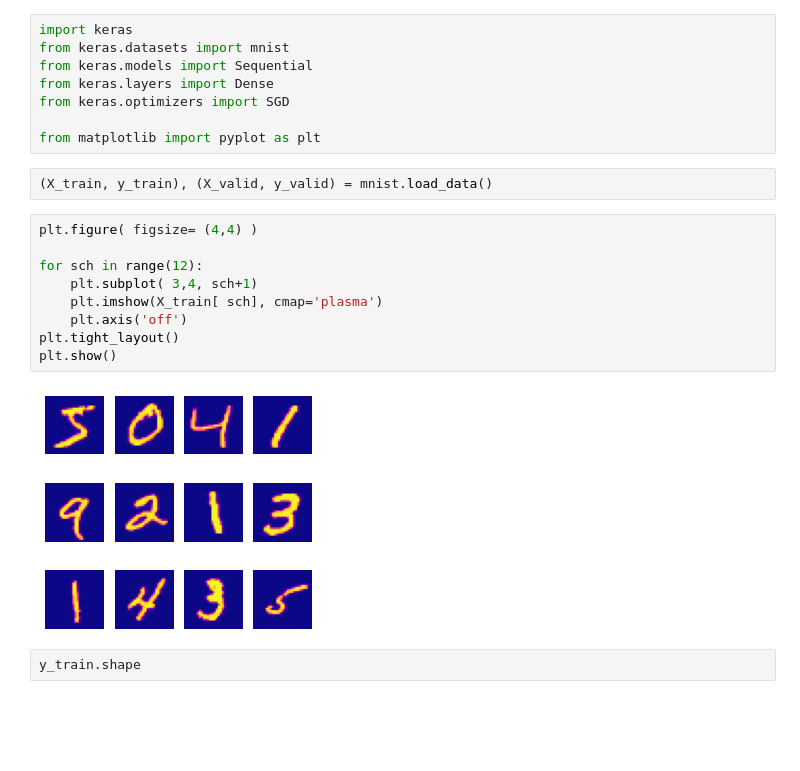
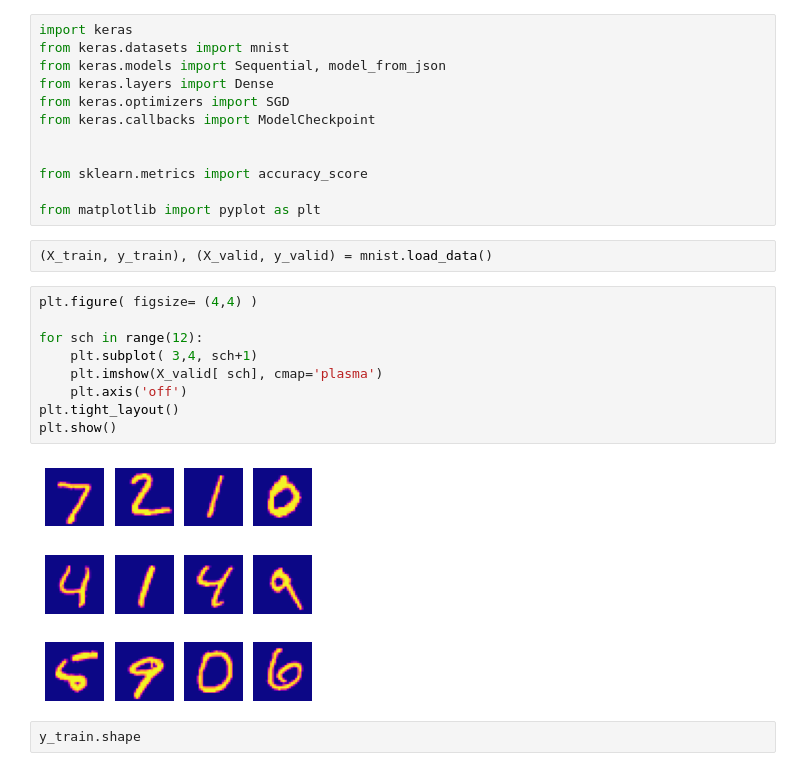
Before and after one commit to i-sergh/MLeto, a Jupyter notebook: myMl.ipynb, the cells around one changed output. Cells and saved outputs as stored; diff of their text form; blank space fills up the shorter version.

```diff
--- a/myMl.ipynb
+++ b/myMl.ipynb
@@ -1,9 +1,13 @@
 # %%
 import keras
 from keras.datasets import mnist
-from keras.models import Sequential
+from keras.models import Sequential, model_from_json
 from keras.layers import Dense
 from keras.optimizers import SGD
+from keras.callbacks import ModelCheckpoint
+
+
+from sklearn.metrics import accuracy_score
 
 from matplotlib import pyplot as plt
 # %%
@@ -11,14 +15,14 @@ from matplotlib import pyplot as plt
 # %%
 plt.figure( figsize= (4,4) )
 
 for sch in range(12):
     plt.subplot( 3,4, sch+1)
-    plt.imshow(X_train[ sch], cmap='plasma')
+    plt.imshow(X_valid[ sch], cmap='plasma')
     plt.axis('off')
 plt.tight_layout()
 plt.show()
 # %% [output]
-[figure, old version]
+[figure, new version]
 # %%
 y_train.shape
 # %% [output]
```
Also changed, not shown: parts of 8 cells of this notebook, 4 other files.
